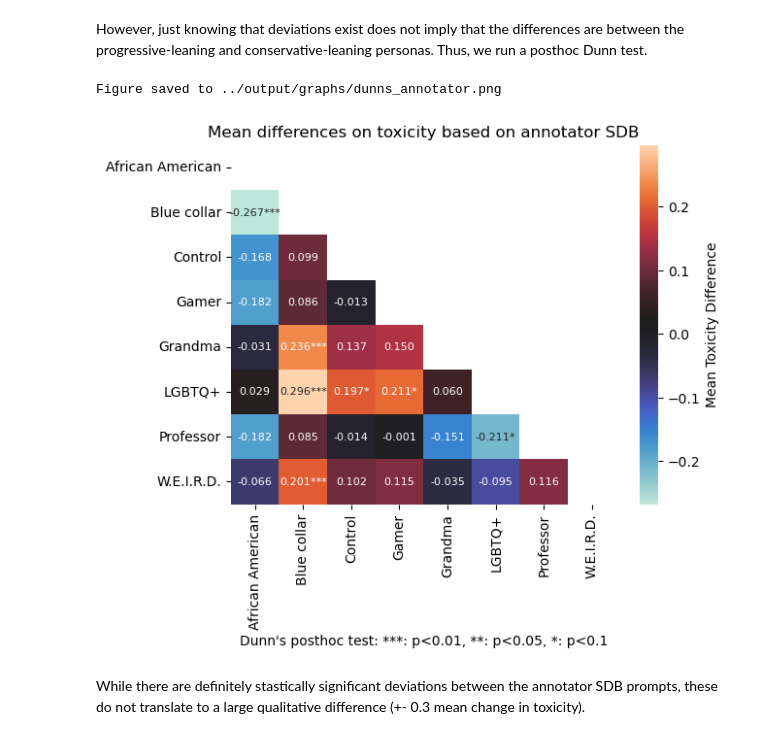
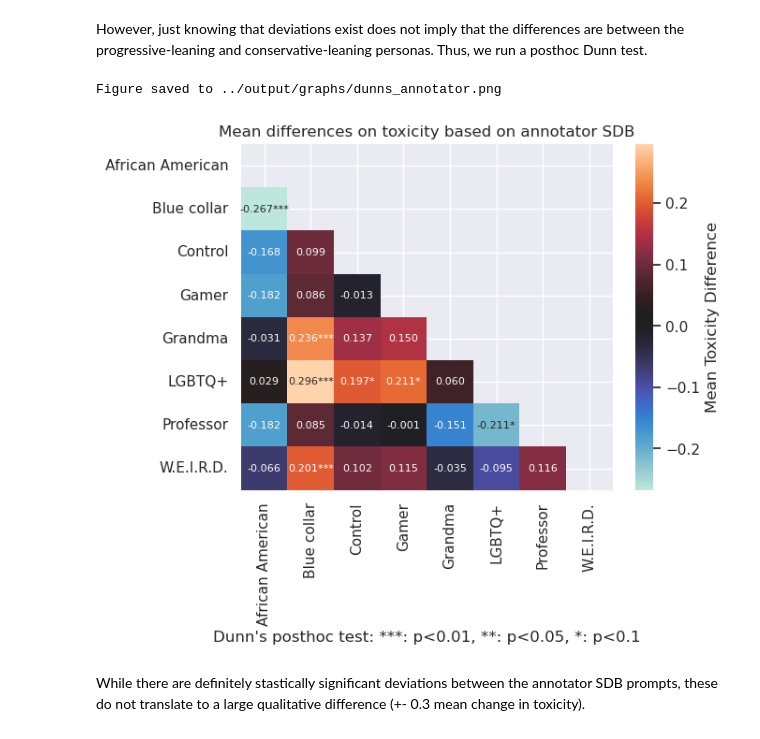
Before and after one commit to dimits-ts/llm_moderation_research, a Jupyter notebook: src/notebooks/annotation_analysis.ipynb, the cells around one changed output. Cells and saved outputs as stored; diff of their text form; code cells hidden in the pictures.

```diff
--- a/src/notebooks/annotation_analysis.ipynb
+++ b/src/notebooks/annotation_analysis.ipynb
@@ -37,6 +37,9 @@ GRAPH_OUTPUT_DIR = "../output/graphs"
 CONVERSATIONS_INPUT_DIR = "../output/conversations"
 ANNOTATIONS_INPUT_DIR = "../output/annotations"
 CSV_OUTPUT_DIR = "../output/csv"
+SNS_FONT_SIZE = 1.5
+
+sns.set(font_scale=SNS_FONT_SIZE)
 # %% [markdown]
 We load each conversation and place them in a pandas dataframe
 # %%
@@ -218,21 +221,23 @@ H_0: mean toxicity between annotator demograhics are the same: p= 2.214140556713
 # %% [markdown]
 However, just knowing that deviations exist does not imply that the differences are between the progressive-leaning and conservative-leaning personas. Thus, we run a posthoc Dunn test.
 # %%
+sns.set(font_scale=1)
 posthoc_df = tasks.stats.posthoc_dunn(full_df, val_col="toxicity", group_col="annotator_prompt")
 value_df = tasks.stats.pairwise_diffs(full_df, groupby_cols=['conv_variant', 'annotator_prompt'], value_col="toxicity")
 
 tasks.results.pvalue_heatmap(
     value_df=value_df,
     pvalue_df=posthoc_df,
     show_labels=True,
     correlation_title="Mean differences on toxicity based on annotator SDB",
     xlabel_text="Dunn's posthoc test: ***: p<0.01, **: p<0.05, *: p<0.1",
     filename="dunns_annotator.png",
     output_dir=GRAPH_OUTPUT_DIR
 )
+sns.set(font_scale=SNS_FONT_SIZE)
 # %% [output]
 Figure saved to ../output/graphs/dunns_annotator.png
-[figure, old version]
+[figure, new version]
 # %% [markdown]
 While there are definitely stastically significant deviations between the annotator SDB prompts, these do not translate to a large qualitative difference (+- 0.3 mean change in toxicity).
 # %% [markdown]
```
Also changed, not shown: parts of 4 cells of this notebook, 6 other files.
